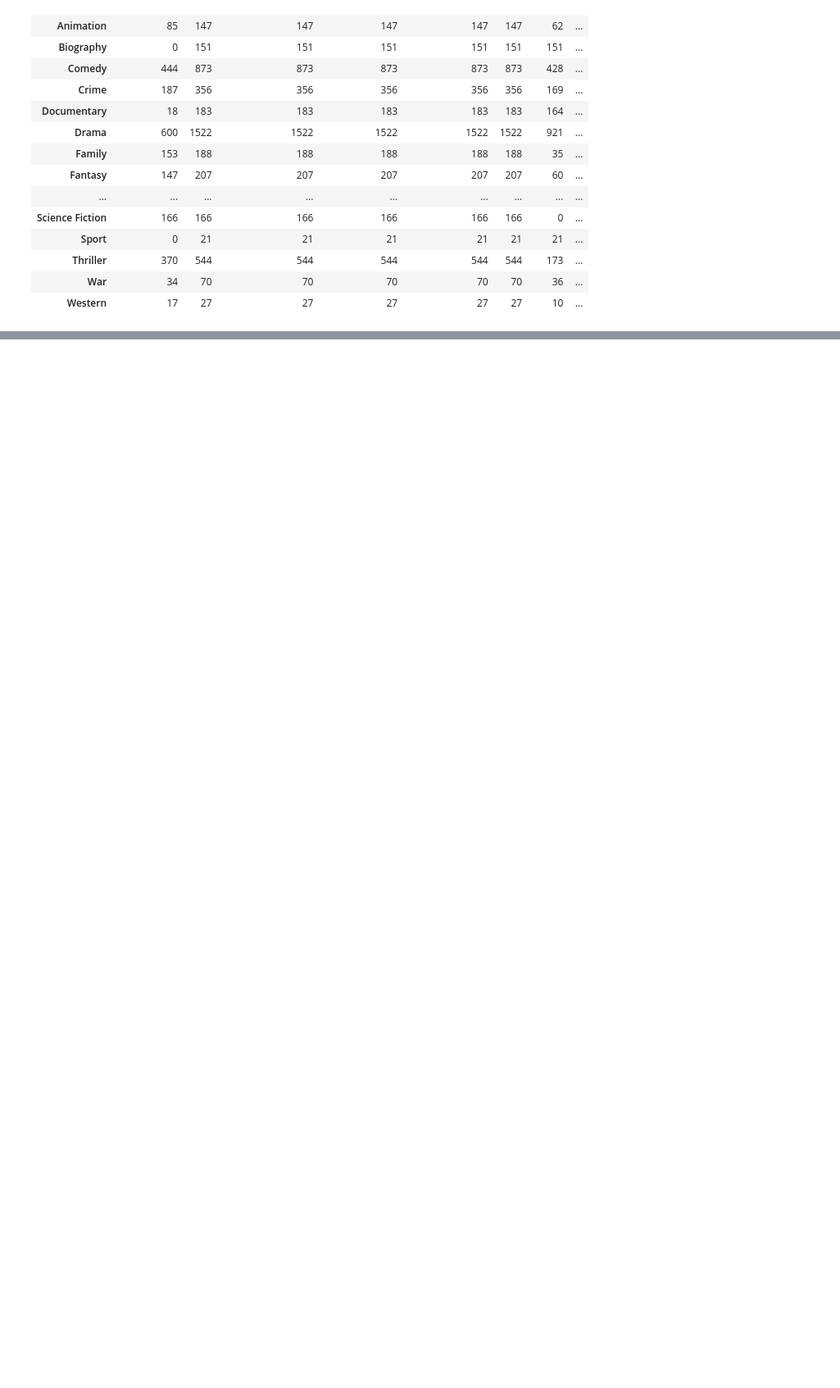
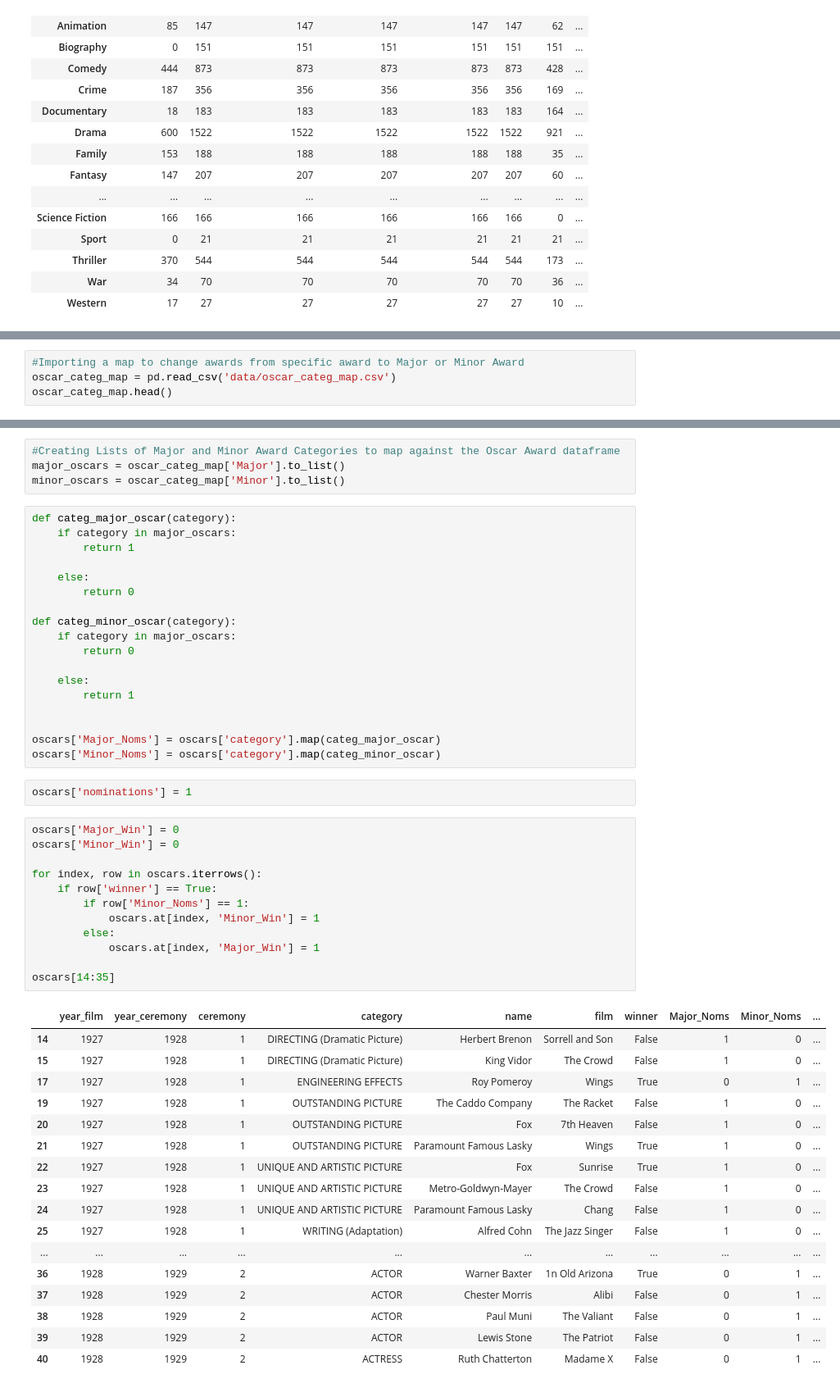
Before and after one commit to gjimmyq/C-H-Film-Productions, a Jupyter notebook: Cleaning_Seaborn.ipynb, the cells around one changed output, grey strips where cells are left out. Shown: that part at 82% size. Drawn from its saved outputs; the diff is of its cells as text; blank space fills up the shorter version.

Commit message:
Oscar award types mapped and summed per movie.

```diff
--- a/Cleaning_Seaborn.ipynb
+++ b/Cleaning_Seaborn.ipynb
@@ -424,0 +449,4 @@ movie_genres.groupby(movie_genres['genres']).count()
+# %%
+#Importing a map to change awards from specific award to Major or Minor Award
+oscar_categ_map = pd.read_csv('data/oscar_categ_map.csv')
+oscar_categ_map.head()
@@ -424,0 +460,54 @@ movie_genres.groupby(movie_genres['genres']).count()
+# %%
+#Creating Lists of Major and Minor Award Categories to map against the Oscar Award dataframe
+major_oscars = oscar_categ_map['Major'].to_list()
+minor_oscars = oscar_categ_map['Minor'].to_list()
+# %%
+def categ_major_oscar(category):
+    if category in major_oscars:
+        return 1
+
+    else:
+        return 0
+
+def categ_minor_oscar(category):
+    if category in major_oscars:
+        return 0
+
+    else:
+        return 1
+
+
+oscars['Major_Noms'] = oscars['category'].map(categ_major_oscar)
+oscars['Minor_Noms'] = oscars['category'].map(categ_minor_oscar)
+# %%
+oscars['nominations'] = 1
+# %%
+oscars['Major_Win'] = 0
+oscars['Minor_Win'] = 0
+
+for index, row in oscars.iterrows():
+    if row['winner'] == True:
+        if row['Minor_Noms'] == 1:
+            oscars.at[index, 'Minor_Win'] = 1
+        else:
+            oscars.at[index, 'Major_Win'] = 1
+
+oscars[14:35]
+# %% [output]
+|  | year_film | year_ceremony | ceremony | category | name | film | winner | Major_Noms | Minor_Noms | ... |
+| 14 | 1927 | 1928 | 1 | DIRECTING (Dramatic Picture) | Herbert Brenon | Sorrell and Son | False | 1 | 0 | ... |
+| 15 | 1927 | 1928 | 1 | DIRECTING (Dramatic Picture) | King Vidor | The Crowd | False | 1 | 0 | ... |
+| 17 | 1927 | 1928 | 1 | ENGINEERING EFFECTS | Roy Pomeroy | Wings | True | 0 | 1 | ... |
+| 19 | 1927 | 1928 | 1 | OUTSTANDING PICTURE | The Caddo Company | The Racket | False | 1 | 0 | ... |
+| 20 | 1927 | 1928 | 1 | OUTSTANDING PICTURE | Fox | 7th Heaven | False | 1 | 0 | ... |
+| 21 | 1927 | 1928 | 1 | OUTSTANDING PICTURE | Paramount Famous Lasky | Wings | True | 1 | 0 | ... |
+| 22 | 1927 | 1928 | 1 | UNIQUE AND ARTISTIC PICTURE | Fox | Sunrise | True | 1 | 0 | ... |
+| 23 | 1927 | 1928 | 1 | UNIQUE AND ARTISTIC PICTURE | Metro-Goldwyn-Mayer | The Crowd | False | 1 | 0 | ... |
+| 24 | 1927 | 1928 | 1 | UNIQUE AND ARTISTIC PICTURE | Paramount Famous Lasky | Chang | False | 1 | 0 | ... |
+| 25 | 1927 | 1928 | 1 | WRITING (Adaptation) | Alfred Cohn | The Jazz Singer | False | 1 | 0 | ... |
+| ... | ... | ... | ... | ... | ... | ... | ... | ... | ... | ... |
+| 36 | 1928 | 1929 | 2 | ACTOR | Warner Baxter | 1n Old Arizona | True | 0 | 1 | ... |
+| 37 | 1928 | 1929 | 2 | ACTOR | Chester Morris | Alibi | False | 0 | 1 | ... |
+| 38 | 1928 | 1929 | 2 | ACTOR | Paul Muni | The Valiant | False | 0 | 1 | ... |
+| 39 | 1928 | 1929 | 2 | ACTOR | Lewis Stone | The Patriot | False | 0 | 1 | ... |
+| 40 | 1928 | 1929 | 2 | ACTRESS | Ruth Chatterton | Madame X | False | 0 | 1 | ... |
```
Also changed, not shown: parts of 7 cells of this notebook, 3 other files.
